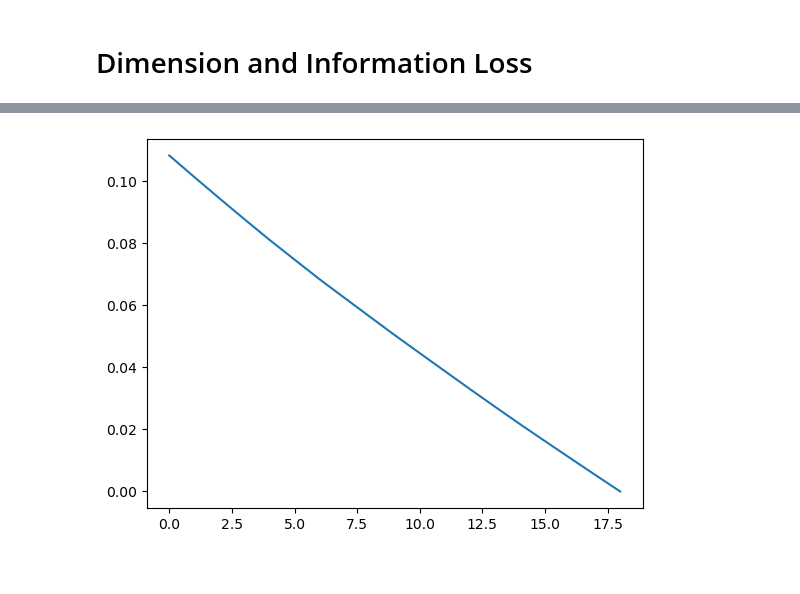
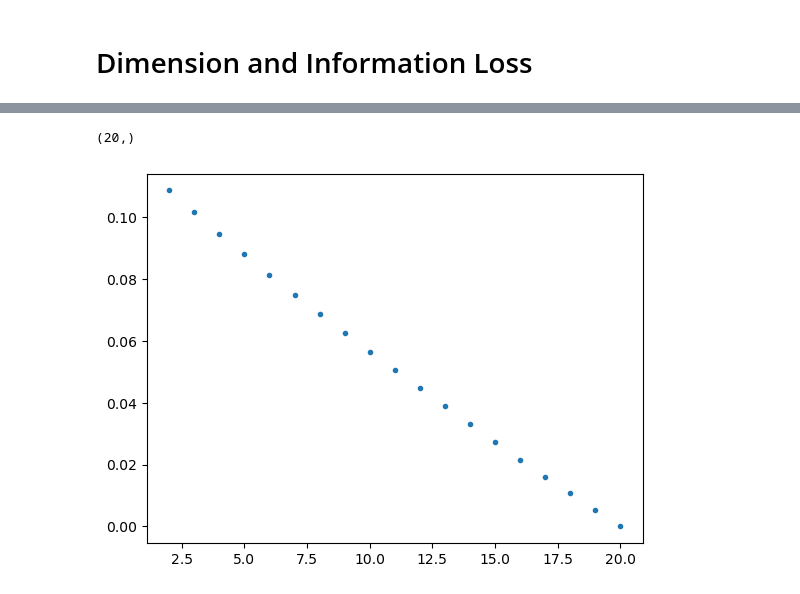
Before and after one commit to seeingquietjohn/ShannonsWiener, a Jupyter notebook: EmbeddingBench.ipynb, the cells around one changed output, grey strips where cells are left out. Drawn from its saved outputs; the diff is of its cells as text; code cells hidden in the pictures.

```diff
--- a/EmbeddingBench.ipynb
+++ b/EmbeddingBench.ipynb
@@ -42,14 +66,17 @@ plot_delay(lgm, 2)
+# %%
+lgm_embedded.shape
+r2_dim2.shape
+# %% [output]
+(20,)
 # %%
 dim, delay = 20, 1
 lgm_embedded = delay_embed(lgm, dim, delay)
 lgm_delaypca, pca_lgm = delayPCA(lgm, dim, delay, dim)
 
-pca_recon_loss_list = []
-for i in range(2, dim+1):
-    loss, per_feature_loss = pca_recon_loss(lgm_embedded, pca_lgm, i)
-    pca_recon_loss_list.append(loss)
+lgm_pca_recon_loss = calculate_pca_loss_to_dim(lgm_embedded, pca_lgm, 2, dim)
+lgm_pca_feature_loss = calculate_pca_feature_loss_to_dim(lgm_embedded, pca_lgm, 2, dim)
 # %%
-plt.plot(pca_recon_loss_list)
+plt.plot(np.arange(2, dim+1), pca_recon_loss_list, '.')
 plt.show()
 # %% [output]
-[figure, old version]
+[figure, new version]
```
Also changed, not shown: parts of 7 cells of this notebook.
